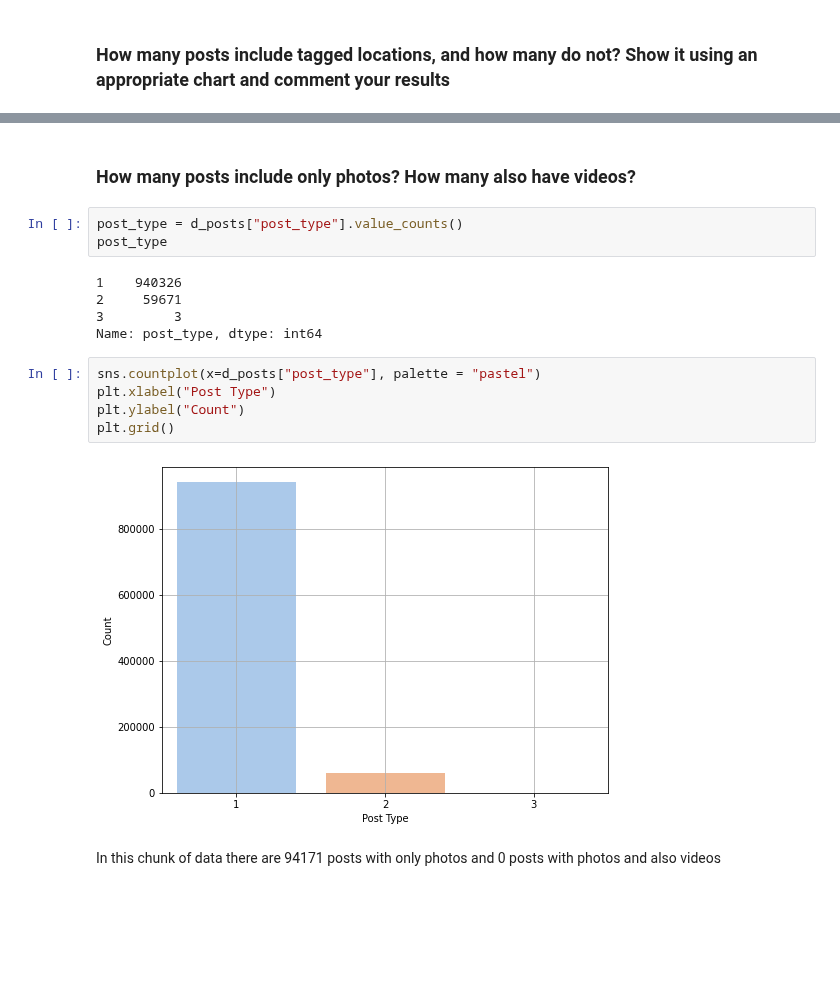
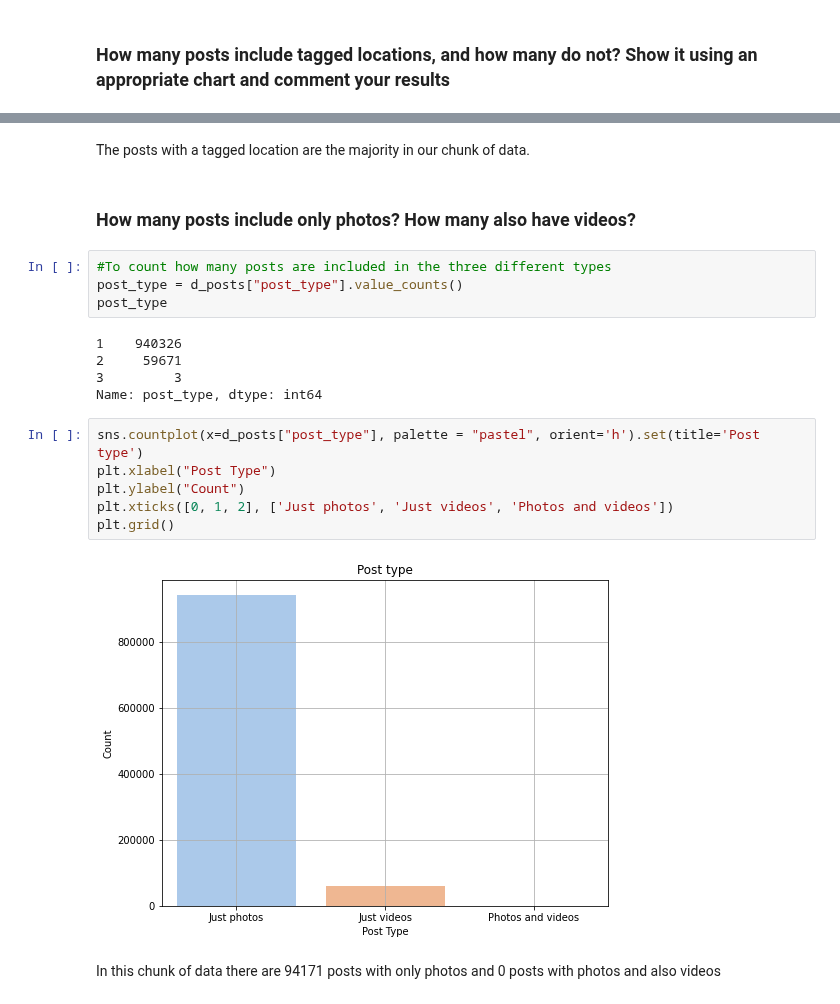
Before and after one commit to Prot10/ADM_HW_2, a Jupyter notebook: adm-carolina.ipynb, the cells around one changed output, grey strips where cells are left out. Drawn from its saved outputs; the diff is of its cells as text; blank space fills up the shorter version.

```diff
--- a/adm-carolina.ipynb
+++ b/adm-carolina.ipynb
@@ -340,6 +351,9 @@ loc_tag
+# %% [markdown]
+The posts with a tagged location are the majority in our chunk of data.
 # %% [markdown]
 ### How many posts include only photos? How many also have videos?
 # %%
+#To count how many posts are included in the three different types
 post_type = d_posts["post_type"].value_counts()
 post_type
 # %% [output]
@@ -348,12 +362,13 @@ post_type
 3         3
 Name: post_type, dtype: int64
 # %%
-sns.countplot(x=d_posts["post_type"], palette = "pastel")
+sns.countplot(x=d_posts["post_type"], palette = "pastel", orient='h').set(title='Post type')
 plt.xlabel("Post Type")
 plt.ylabel("Count")
+plt.xticks([0, 1, 2], ['Just photos', 'Just videos', 'Photos and videos'])
 plt.grid()
 # %% [output]
-[figure, old version]
+[figure, new version]
 # %% [markdown]
 In this chunk of data there are  94171 posts with only photos and 0 posts with photos and also videos
 # %% [markdown]
```
Also changed, not shown: parts of 24 cells of this notebook.
